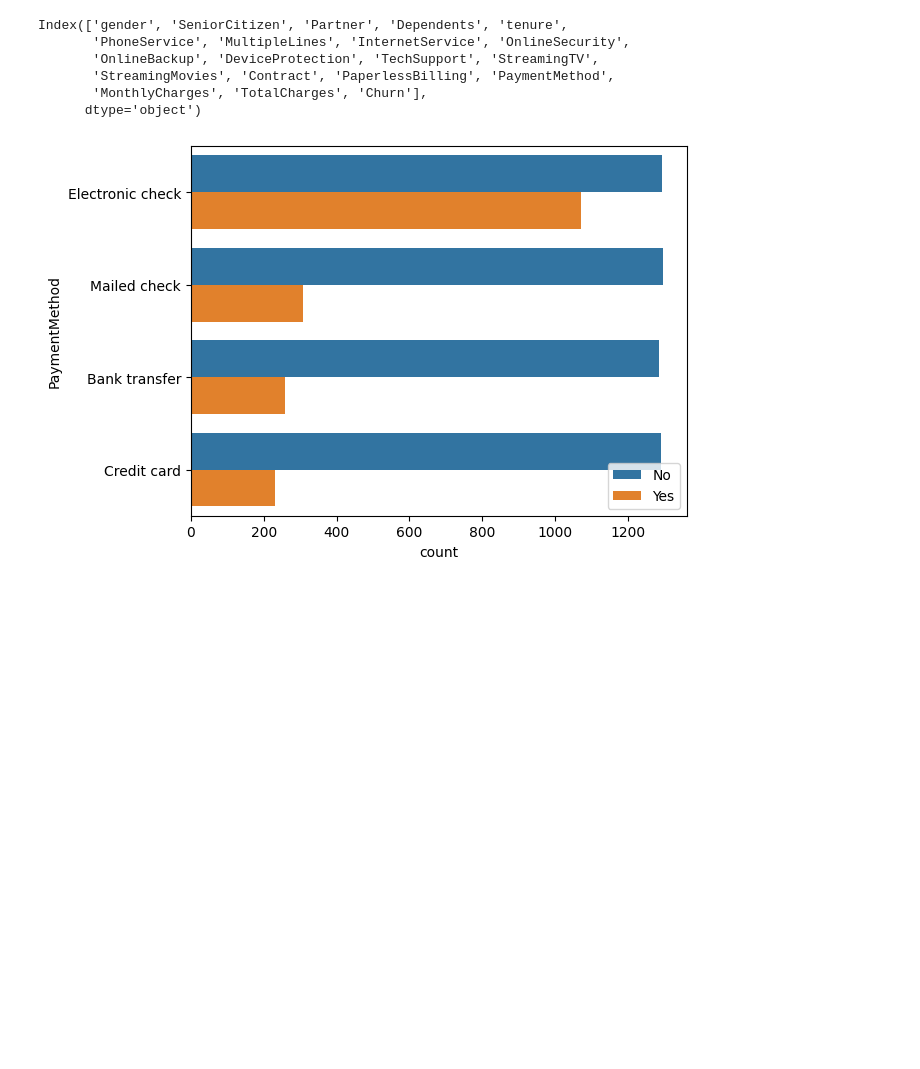
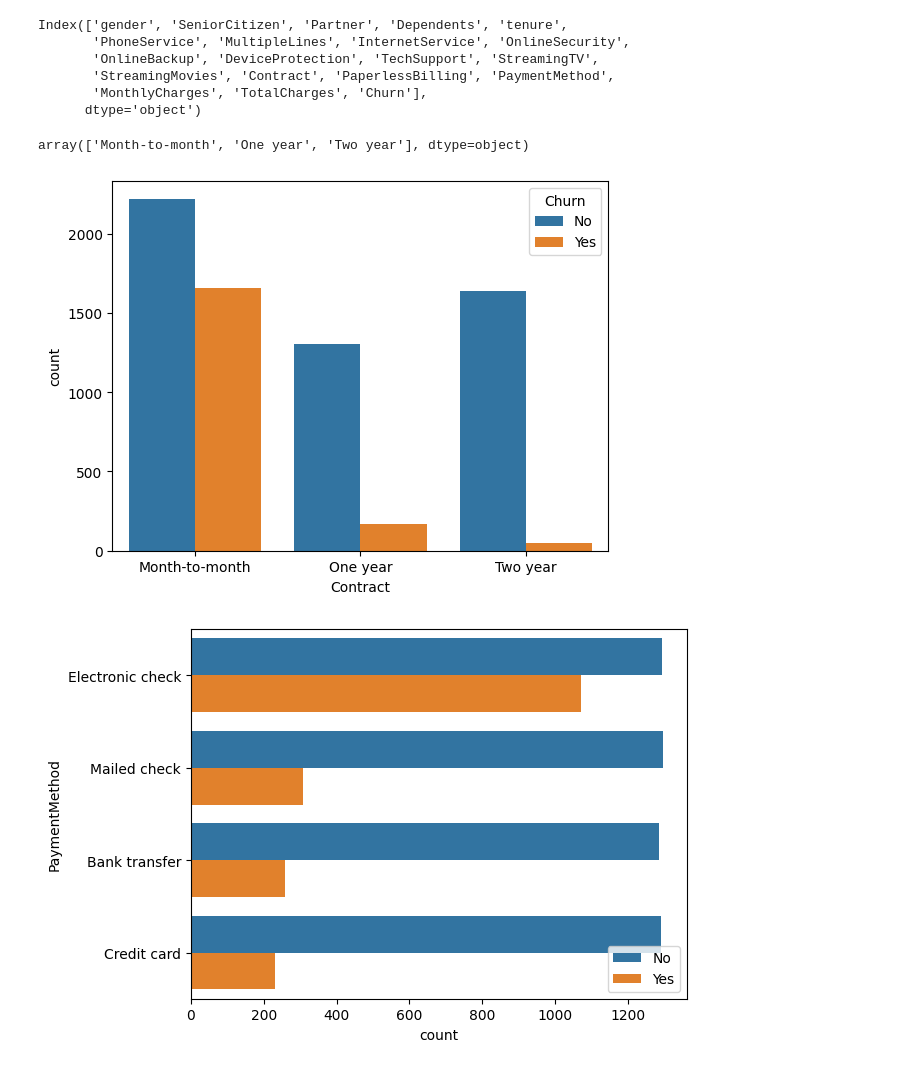
Before and after one commit to greenmna/Data_Science_Portfolio, a Jupyter notebook: Classification/Telco_Customer_Churn_Prediction/telco_customer-churn-prediction.ipynb, the cells around one changed output. Drawn from its saved outputs; the diff is of its cells as text; code cells hidden in the pictures; blank space fills up the shorter version.

Commit message:
Created pickle file for loading customer churn model. Updated notebook with additional figures and hypothetical company recommendations

```diff
--- a/Classification/Telco_Customer_Churn_Prediction/telco_customer-churn-prediction.ipynb
+++ b/Classification/Telco_Customer_Churn_Prediction/telco_customer-churn-prediction.ipynb
@@ -258,6 +258,18 @@ Index(['gender', 'SeniorCitizen', 'Partner', 'Dependents', 'tenure',
        'StreamingMovies', 'Contract', 'PaperlessBilling', 'PaymentMethod',
        'MonthlyCharges', 'TotalCharges', 'Churn'],
       dtype='object')
+# %%
+df1['Contract'].unique()
+# %% [output]
+array(['Month-to-month', 'One year', 'Two year'], dtype=object)
+# %%
+# Distribution of customers by contract type
+sns.countplot(data=df1, x='Contract', hue='Churn')
+plt.show()
+
+# Month-to-month users showed higher rates of churn, possibly due to lower commitment
+# %% [output]
+[figure, added]
 # %%
 # Distribution of customers with varying payment methods
 sns.countplot(data=df1, y='PaymentMethod', hue='Churn')
```
Also changed, not shown: parts of 1 cell of this notebook, 1 other file.
